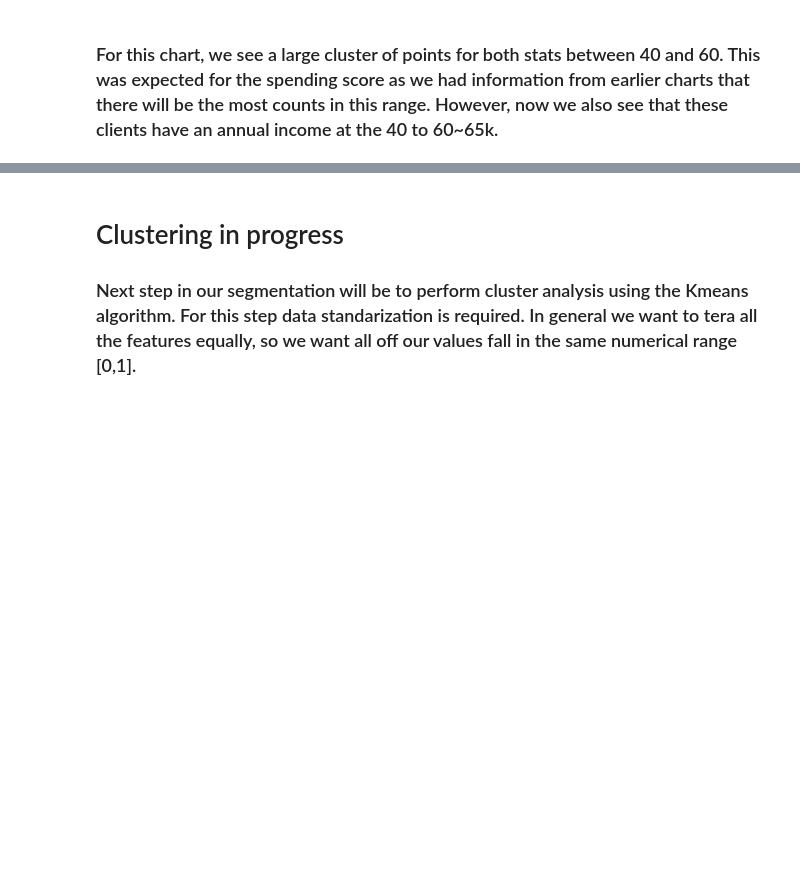
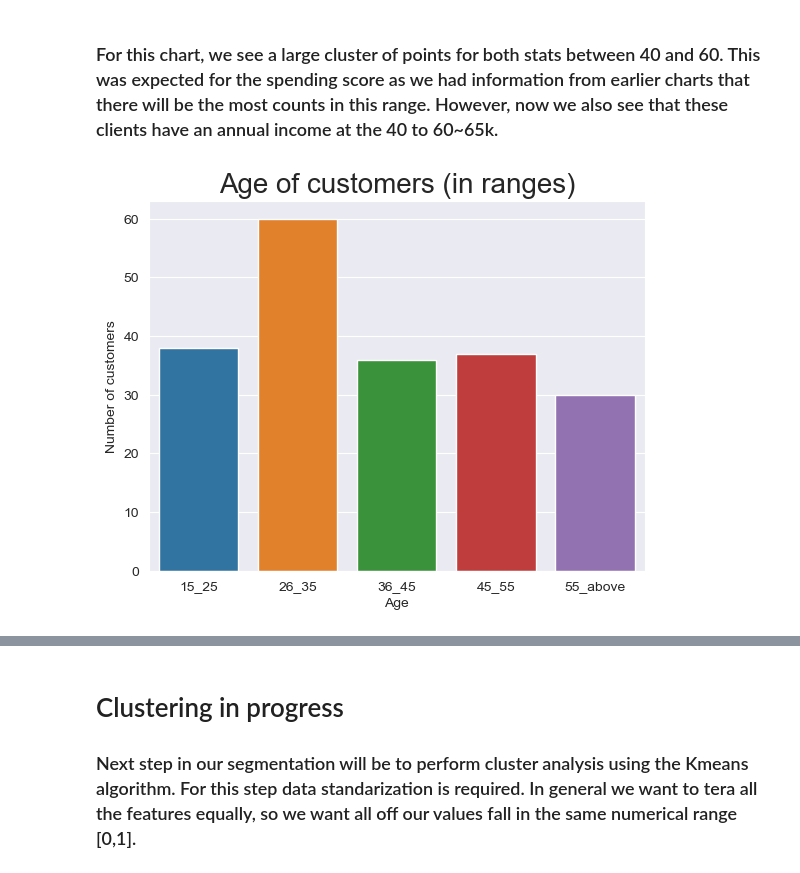
Before and after one commit to GentlemanFrog/Segmentation_mall_data, a Jupyter notebook: Mall_clients_segmentation.ipynb, the cells around one changed output, grey strips where cells are left out. Cells and saved outputs as stored; diff of their text form; code cells hidden in the pictures; blank space fills up the shorter version.

Commit message:
Update, added barplots
Added barplots of age ranges vs number of clients, same thing done for the annual income and spending score.

```diff
--- a/Mall_clients_segmentation.ipynb
+++ b/Mall_clients_segmentation.ipynb
@@ -230,3 +230,21 @@ plt.show()
 [figure]
 # %% [markdown]
 ### For this chart, we see a large cluster of points for both stats between 40 and 60. This was expected for the spending score as we had information from earlier charts that there will be the most counts in this range. However, now we also see that these clients have an annual income at the 40 to 60~65k.
+# %%
+# Barplot of age ranges
+df['Age'].min()
+# spliting into ranges
+Age_15_25 = df.Age[(df.Age>=18) & (df.Age<=25)]
+Age_26_35 = df.Age[(df.Age>=26) & (df.Age<=35)]
+Age_36_45 = df.Age[(df.Age>=36 )& (df.Age<=45)]
+Age_45_55 = df.Age[(df.Age>=46) & (df.Age<=55)]
+Age_55_above = df.Age[(df.Age>=55)]
+x = ["15_25", "26_35", "36_45", "45_55", "55_above"]
+y=[len(Age_15_25.values),len(Age_26_35.values),len(Age_36_45.values),len(Age_45_55.values),len(Age_55_above.values)]
+sns.barplot(x=x, y=y)
+plt.title('Age of customers (in ranges)', fontsize=20)
+plt.xlabel('Age', fontsize=10)
+plt.ylabel('Number of customers', fontsize=10)
+plt.show()
+# %% [output]
+[figure, added]
```
Also changed, not shown: parts of 5 cells of this notebook.
